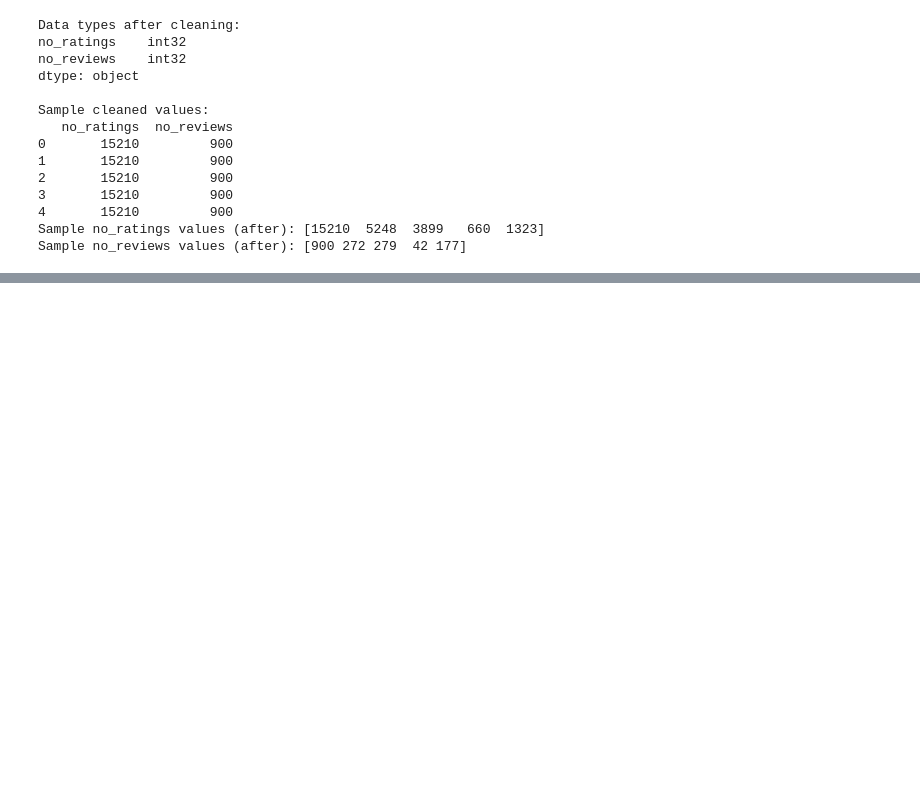
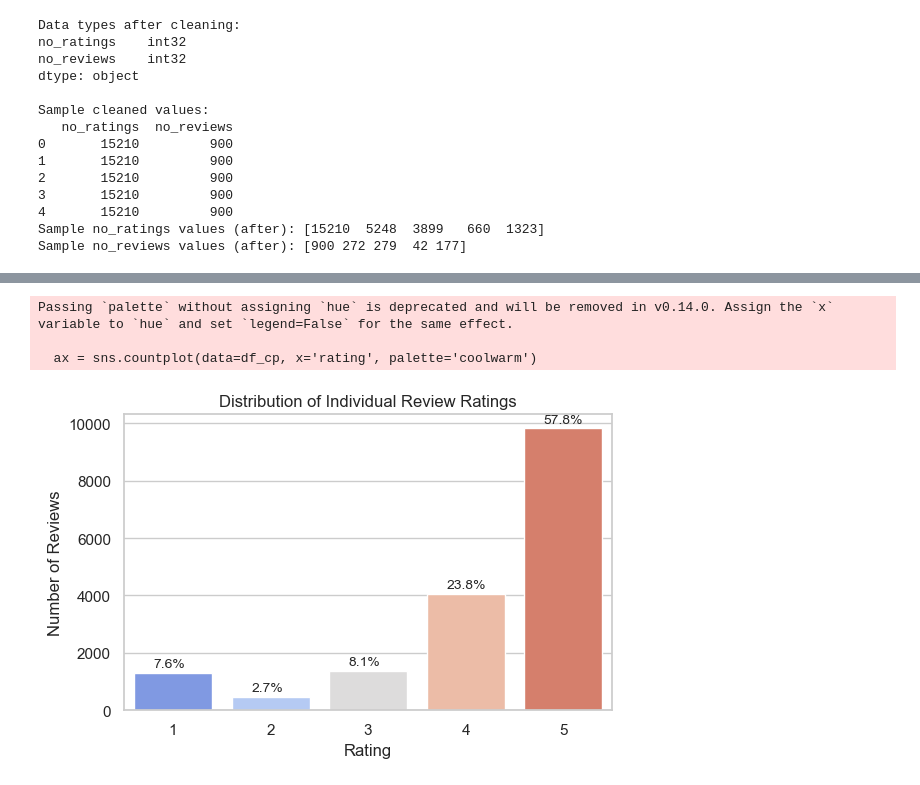
Before and after one commit to rj285/Module9Task1-flipkart-laptop-reviews-eda, a Jupyter notebook: Flipkart_Laptop_Review_EDA.ipynb, the cells around one changed output, grey strips where cells are left out. Cells and saved outputs as stored; diff of their text form; code cells hidden in the pictures; blank space fills up the shorter version.

```diff
--- a/Flipkart_Laptop_Review_EDA.ipynb
+++ b/Flipkart_Laptop_Review_EDA.ipynb
@@ -309,0 +342,27 @@ Sample no_reviews values (after): [900 272 279  42 177]
+# %%
+# Create figure and barplot
+plt.figure(figsize=(6, 4))
+ax = sns.countplot(data=df_cp, x='rating', palette='coolwarm')
+
+# Title and labels
+plt.title('Distribution of Individual Review Ratings')
+plt.xlabel('Rating')
+plt.ylabel('Number of Reviews')
+
+# Calculate and show percentages on top of bars
+total = len(df_cp)
+for p in ax.patches:
+    count = int(p.get_height())
+    percentage = 100 * count / total
+    ax.annotate(f'{percentage:.1f}%', (p.get_x() + 0.2, p.get_height() + 200), fontsize=10)
+
+# Save the chart to your folder
+save_path = r"Visual Analysis\review_rating_distribution.png"
+plt.tight_layout()
+plt.savefig(save_path, dpi=300)
+plt.show()
+# %% [output]
+Passing `palette` without assigning `hue` is deprecated and will be removed in v0.14.0. Assign the `x` variable to `hue` and set `legend=False` for the same effect.
+
+  ax = sns.countplot(data=df_cp, x='rating', palette='coolwarm')
+[figure, added]
```
Also changed, not shown: parts of 3 cells of this notebook, 1 other file.
